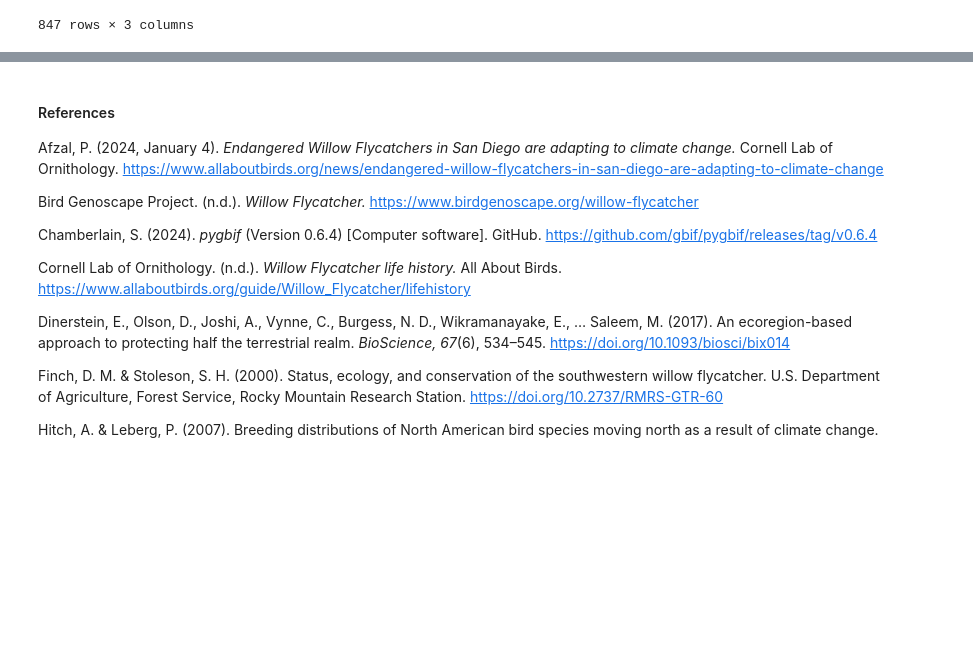
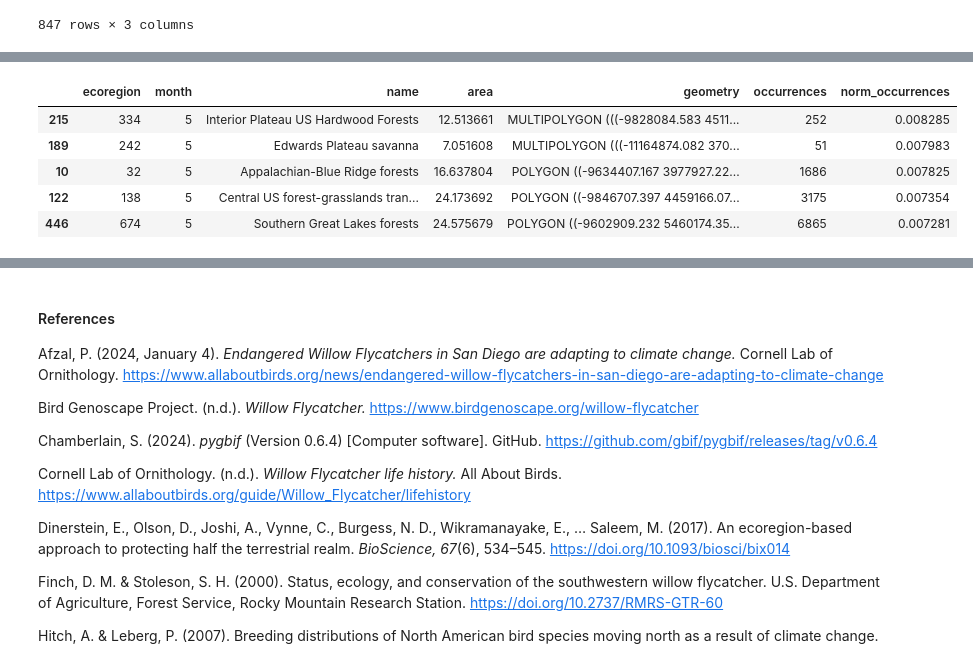
Before and after one commit to lauren-alexandra/willow-flycatcher, a Jupyter notebook: willow-flycatcher-distribution/willow-flycatcher-distribution.ipynb, the cells around one changed output, grey strips where cells are left out. Saved outputs shown, nothing was run; the diff lists cells and outputs as text; code cells hidden in the pictures; blank space fills up the shorter version.

```diff
--- a/willow-flycatcher-distribution/willow-flycatcher-distribution.ipynb
+++ b/willow-flycatcher-distribution/willow-flycatcher-distribution.ipynb
@@ -545,0 +595,16 @@ BokehModel(combine_events=True, render_bundle={'docs_json': {'9419d824-35f3-43cc
+# %%
+may_occ = occurrence_gdf_complete.loc[occurrence_gdf_complete['month'] == 5].sort_values(by=['norm_occurrences'], ascending=False)
+
+may_occ_top_5 = may_occ[0:5]
+may_occ_bottom_5 = may_occ[-5:]
+# %%
+# Top Five Ecoregions
+
+may_occ_top_5
+# %% [output]
+|  | ecoregion | month | name | area | geometry | occurrences | norm_occurrences |
+| 215 | 334 | 5 | Interior Plateau US Hardwood Forests | 12.513661 | MULTIPOLYGON (((-9828084.583 4511... | 252 | 0.008285 |
+| 189 | 242 | 5 | Edwards Plateau savanna | 7.051608 | MULTIPOLYGON (((-11164874.082 370... | 51 | 0.007983 |
+| 10 | 32 | 5 | Appalachian-Blue Ridge forests | 16.637804 | POLYGON ((-9634407.167 3977927.22... | 1686 | 0.007825 |
+| 122 | 138 | 5 | Central US forest-grasslands tran... | 24.173692 | POLYGON ((-9846707.397 4459166.07... | 3175 | 0.007354 |
+| 446 | 674 | 5 | Southern Great Lakes forests | 24.575679 | POLYGON ((-9602909.232 5460174.35... | 6865 | 0.007281 |
```
Also changed, not shown: parts of 19 cells of this notebook, 3 other files.
